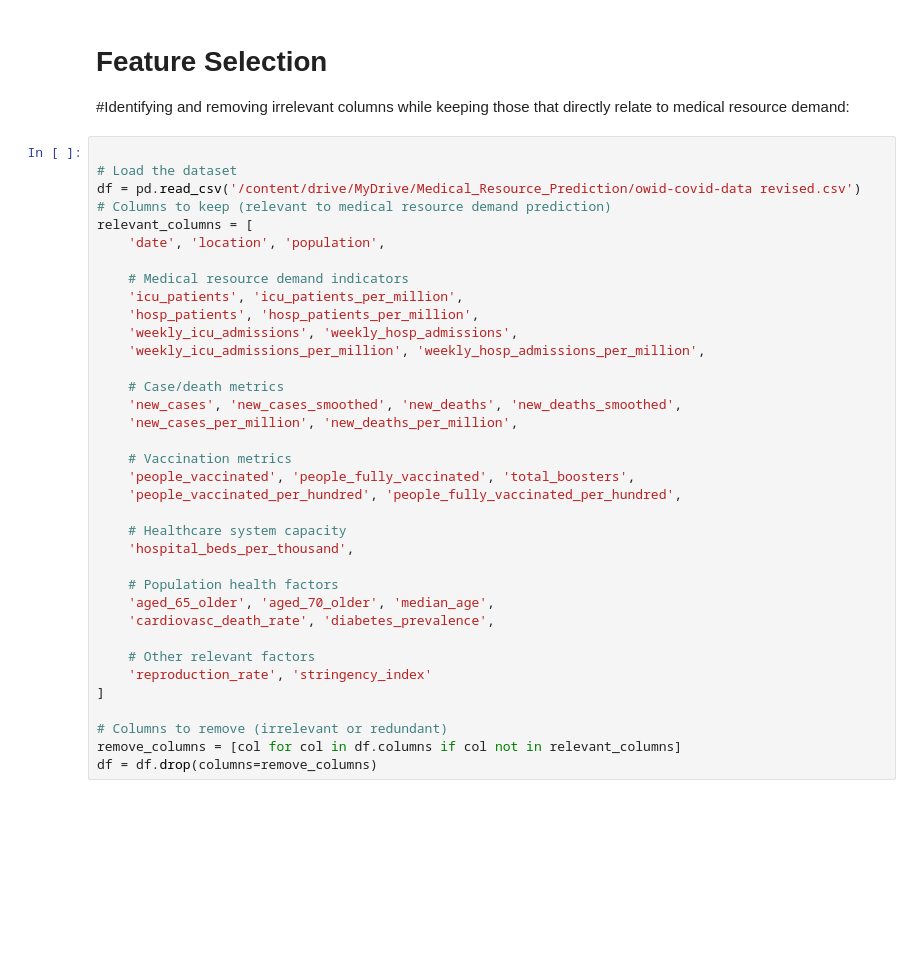
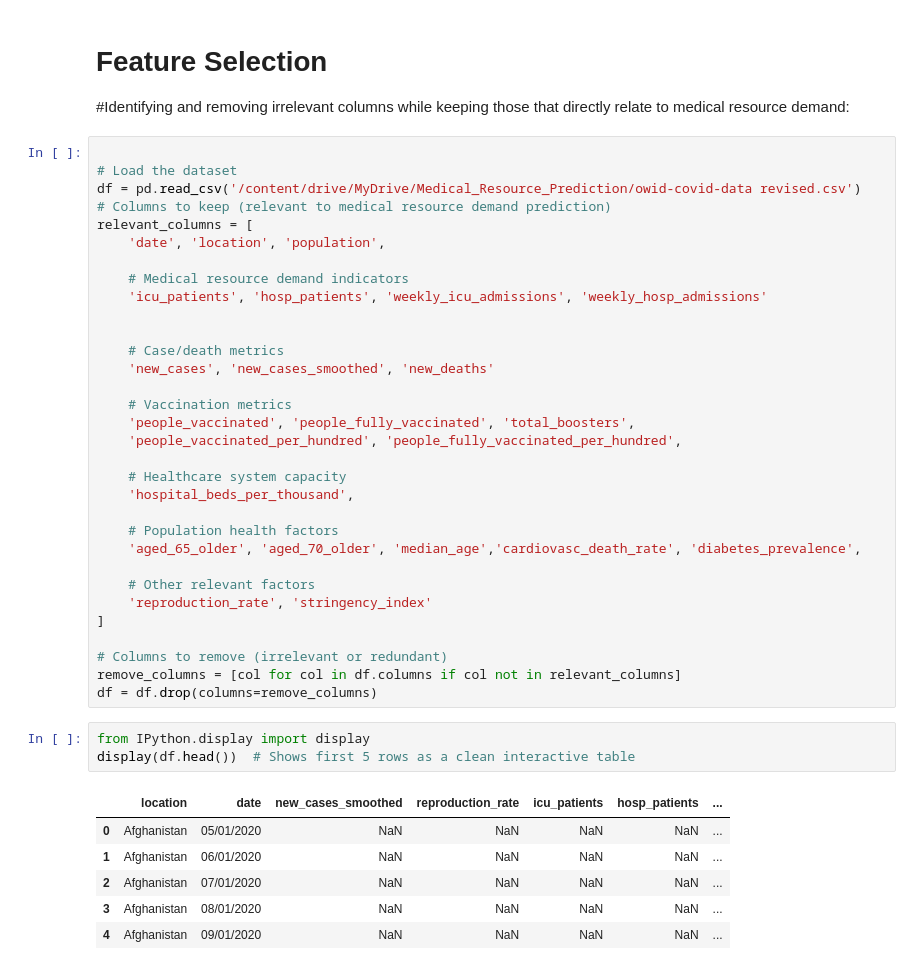
Before and after one commit to DelMashiry-dev/DelMashiry-dev, a Jupyter notebook: Realtime_Predictor.ipynb, the cells around one changed output. Drawn from its saved outputs; the diff is of its cells as text; blank space fills up the shorter version.

```diff
--- a/Realtime_Predictor.ipynb
+++ b/Realtime_Predictor.ipynb
@@ -4317,14 +4317,11 @@ relevant_columns = [
     'date', 'location', 'population',
 
     # Medical resource demand indicators
-    'icu_patients', 'icu_patients_per_million',
-    'hosp_patients', 'hosp_patients_per_million',
-    'weekly_icu_admissions', 'weekly_hosp_admissions',
-    'weekly_icu_admissions_per_million', 'weekly_hosp_admissions_per_million',
+    'icu_patients', 'hosp_patients', 'weekly_icu_admissions', 'weekly_hosp_admissions'
+
 
     # Case/death metrics
-    'new_cases', 'new_cases_smoothed', 'new_deaths', 'new_deaths_smoothed',
-    'new_cases_per_million', 'new_deaths_per_million',
+    'new_cases', 'new_cases_smoothed', 'new_deaths'
 
     # Vaccination metrics
     'people_vaccinated', 'people_fully_vaccinated', 'total_boosters',
@@ -4334,8 +4331,7 @@ relevant_columns = [
     'hospital_beds_per_thousand',
 
     # Population health factors
-    'aged_65_older', 'aged_70_older', 'median_age',
-    'cardiovasc_death_rate', 'diabetes_prevalence',
+    'aged_65_older', 'aged_70_older', 'median_age','cardiovasc_death_rate', 'diabetes_prevalence',
 
     # Other relevant factors
     'reproduction_rate', 'stringency_index'
@@ -4344,3 +4340,13 @@ relevant_columns = [
 # Columns to remove (irrelevant or redundant)
 remove_columns = [col for col in df.columns if col not in relevant_columns]
 df = df.drop(columns=remove_columns)
+# %%
+from IPython.display import display
+display(df.head())  # Shows first 5 rows as a clean interactive table
+# %% [output]
+|  | location | date | new_cases_smoothed | reproduction_rate | icu_patients | hosp_patients | ... |
+| 0 | Afghanistan | 05/01/2020 | NaN | NaN | NaN | NaN | ... |
+| 1 | Afghanistan | 06/01/2020 | NaN | NaN | NaN | NaN | ... |
+| 2 | Afghanistan | 07/01/2020 | NaN | NaN | NaN | NaN | ... |
+| 3 | Afghanistan | 08/01/2020 | NaN | NaN | NaN | NaN | ... |
+| 4 | Afghanistan | 09/01/2020 | NaN | NaN | NaN | NaN | ... |
```
Also changed, not shown: parts of 22 cells of this notebook.
